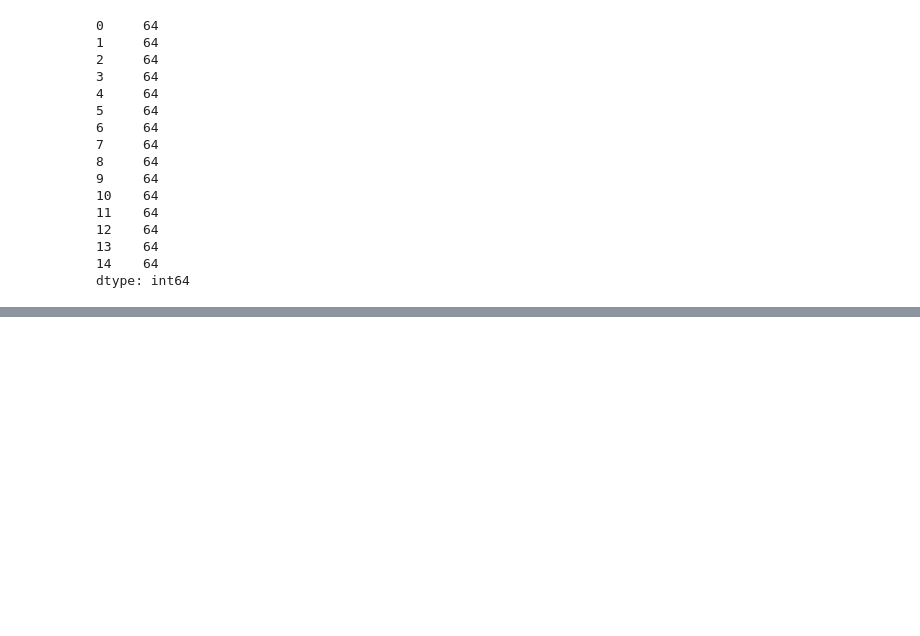
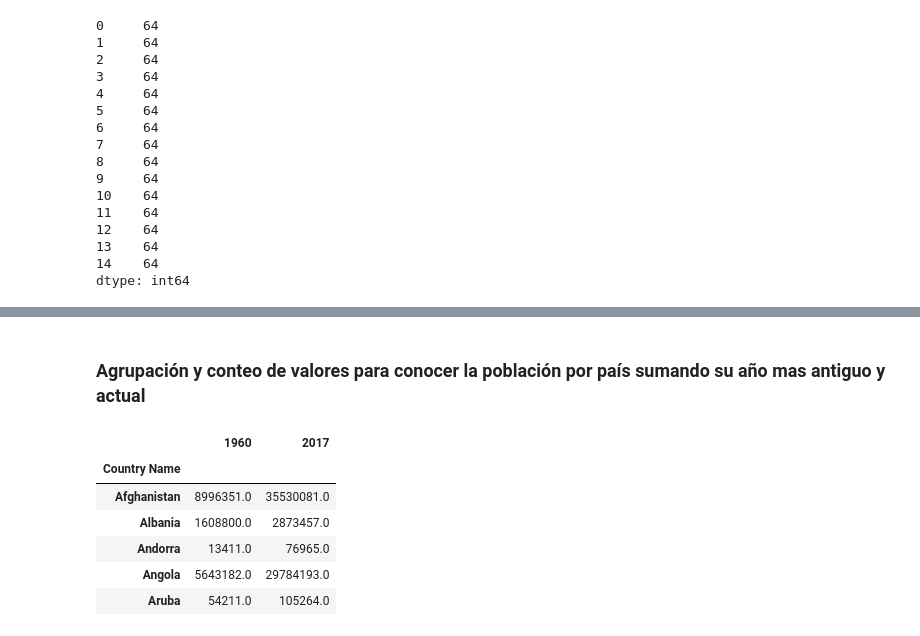
Before and after one commit to fecalderonqu/IN_P1_G4, a Jupyter notebook: data_to_DB.ipynb, the cells around one changed output, grey strips where cells are left out. Cells and saved outputs as stored; diff of their text form; code cells hidden in the pictures; blank space fills up the shorter version.

Commit message:
actualizo 6

```diff
--- a/data_to_DB.ipynb
+++ b/data_to_DB.ipynb
@@ -286,0 +349,12 @@ dtype: int64
+# %% [markdown]
+### Agrupación y conteo de valores para conocer la población por país sumando su año mas antiguo y actual
+# %%
+df1.groupby('Country Name')[['1960', '2017']].sum()
+# %% [output]
+|  | 1960 | 2017 |
+| Country Name |  |  |
+| Afghanistan | 8996351.0 | 35530081.0 |
+| Albania | 1608800.0 | 2873457.0 |
+| Andorra | 13411.0 | 76965.0 |
+| Angola | 5643182.0 | 29784193.0 |
+| Aruba | 54211.0 | 105264.0 |
```
Also changed, not shown: parts of 7 cells of this notebook.
